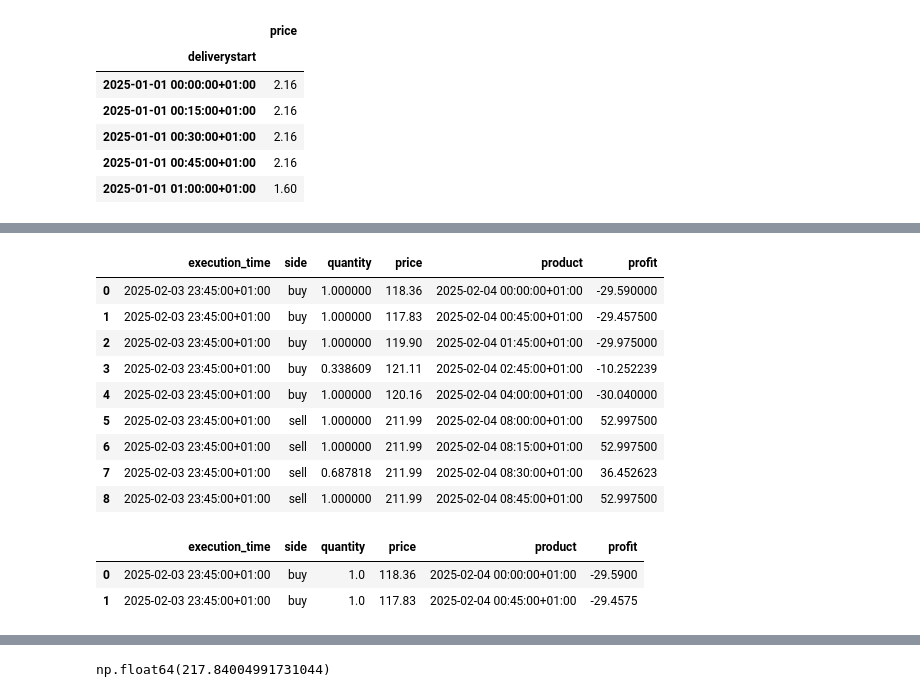
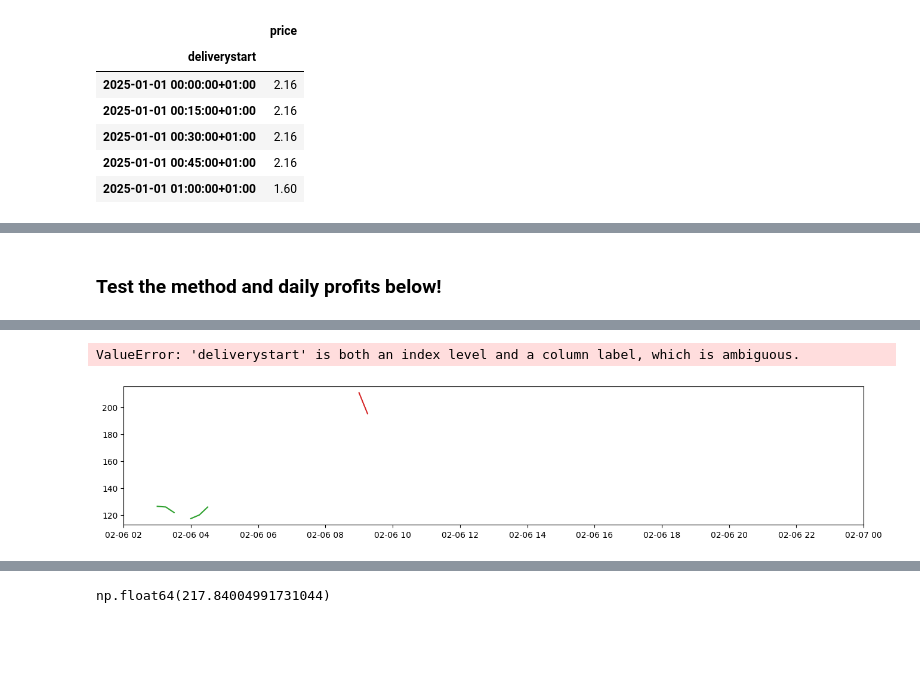
Before and after one commit to ub1999/Rolling-Intrinsic-BESS-Intraday-Trading, a Jupyter notebook: Code/Rolling Intrinsic/Forecast_Based_Approach.ipynb, the cells around one changed output, grey strips where cells are left out. Saved outputs shown, nothing was run; the diff lists cells and outputs as text; code cells hidden in the pictures; blank space fills up the shorter version.

```diff
--- a/Code/Rolling Intrinsic/Forecast_Based_Approach.ipynb
+++ b/Code/Rolling Intrinsic/Forecast_Based_Approach.ipynb
@@ -443,3 +214,5 @@ def run_optimization_quarterhours_repositioning(
+# %% [markdown]
+### Test the method and daily profits below!
 # %%
 ## Adapt initiate trades function
 ### Battery Param-
@@ -454,18 +227,50 @@ max_cycles = 1
 
 ### Rolling window: The first execution window available for products on the next day is 16:00-16:15!
 
+execution_time_start = pd.Timestamp("2025-02-05 16:00:00",tz='Europe/Berlin')
+execution_time_end = pd.Timestamp("2025-02-05 16:15:00",tz='Europe/Berlin')
+end_date = pd.Timestamp("2025-02-07 00:00:00",tz='Europe/Berlin')
+min_trades=5
 net_trades = get_net_trades(trades = pd.DataFrame(columns=["sum_buy", "sum_sell", "net_buy", "net_sell", "product"]),
                             end_date = end_date)
+all_trades = pd.DataFrame(
+                columns=["execution_time", "side", "quantity", "price", "product", "profit"]
+            )
+fig,ax = plt.subplots(1,1,figsize=(16,3))
+for ts in pd.date_range(start=execution_time_start,end=execution_time_start+pd.Timedelta("23hour"),freq="15min"):
+    ts_start = ts
+    ts_end = ts + pd.Timedelta("15min")
+    print(f"Bucket starts {ts_start} : {ts_end}")
+    vwap,vwap_forecast = get_average_prices_w_forecast(df_forecast,
+                              df_CID,"BUY",
+                              ts_start,
+                              ts_end,
+                              end_date)
+    # All products must be atleast 15 minutes ahead of the bucket close so trades can still be made
+    lead_time = ts_end + pd.Timedelta("15min")
 
-results, trades, profit = run_optimization_quarterhours_repositioning(
-                                            prices_qh = vwap_forecast,
-                                            execution_time = execution_time_start,
-                                            cap = 1,
-                                            c_rate = c_rate,
-                                            roundtrip_eff = roundtrip_eff,
-                                            max_cycles = max_cycles,
-                                            threshold = threshold,
-                                            threshold_abs_min = 0,
-                                            discount_rate = 0,
-                                            prev_net_trades = net_trades
-                                            )
+    ax.plot(vwap.loc[lead_time:].index,
+            vwap.loc[lead_time:],
+            label=ts_end)
+
+    results, trades, profit = run_optimization_quarterhours_repositioning(
+                                                prices_qh = vwap[lead_time:].copy(),
+                                                execution_time = ts_end,
+                                                cap = 1,
+                                                c_rate = c_rate,
+                                                roundtrip_eff = roundtrip_eff,
+                                                max_cycles = max_cycles,
+                                                threshold = threshold,
+                                                threshold_abs_min = 0,
+                                                discount_rate = 0,
+                                                prev_net_trades = get_net_trades(all_trades, end_date=end_date)
+                                                )
+    #only execute trades with delivery in next 45 minutes
+    #include_trades = trades["product"] < execution_time_end + pd.Timedelta(hours=3,minutes=0,seconds=0)
+    #trades = trades[include_trades]
+    if trades.shape[0]>0:
+        print(f"\n {trades}")
+    all_trades = pd.concat([all_trades, trades])
+all_trades
+ax.legend(loc="best")
+# %% [output]
@@ -472,20 +290,2 @@ results, trades, profit = run_optimization_quarterhours_repositioning(
+ValueError: 'deliverystart' is both an index level and a column label, which is ambiguous.
+[figure, added]
-# %%
-include_trades = trades["product"] < execution_time_end + pd.Timedelta(minutes=45,seconds=1)
-trades
-# %% [output]
-|  | execution_time | side | quantity | price | product | profit |
-| 0 | 2025-02-03 23:45:00+01:00 | buy | 1.000000 | 118.36 | 2025-02-04 00:00:00+01:00 | -29.590000 |
-| 1 | 2025-02-03 23:45:00+01:00 | buy | 1.000000 | 117.83 | 2025-02-04 00:45:00+01:00 | -29.457500 |
-| 2 | 2025-02-03 23:45:00+01:00 | buy | 1.000000 | 119.90 | 2025-02-04 01:45:00+01:00 | -29.975000 |
-| 3 | 2025-02-03 23:45:00+01:00 | buy | 0.338609 | 121.11 | 2025-02-04 02:45:00+01:00 | -10.252239 |
-| 4 | 2025-02-03 23:45:00+01:00 | buy | 1.000000 | 120.16 | 2025-02-04 04:00:00+01:00 | -30.040000 |
-| 5 | 2025-02-03 23:45:00+01:00 | sell | 1.000000 | 211.99 | 2025-02-04 08:00:00+01:00 | 52.997500 |
-| 6 | 2025-02-03 23:45:00+01:00 | sell | 1.000000 | 211.99 | 2025-02-04 08:15:00+01:00 | 52.997500 |
-| 7 | 2025-02-03 23:45:00+01:00 | sell | 0.687818 | 211.99 | 2025-02-04 08:30:00+01:00 | 36.452623 |
-| 8 | 2025-02-03 23:45:00+01:00 | sell | 1.000000 | 211.99 | 2025-02-04 08:45:00+01:00 | 52.997500 |
-# %%
-trades[include_trades]
-# %% [output]
-|  | execution_time | side | quantity | price | product | profit |
-| 0 | 2025-02-03 23:45:00+01:00 | buy | 1.0 | 118.36 | 2025-02-04 00:00:00+01:00 | -29.5900 |
-| 1 | 2025-02-03 23:45:00+01:00 | buy | 1.0 | 117.83 | 2025-02-04 00:45:00+01:00 | -29.4575 |
```
Also changed, not shown: parts of 11 cells of this notebook, 7 other files.
